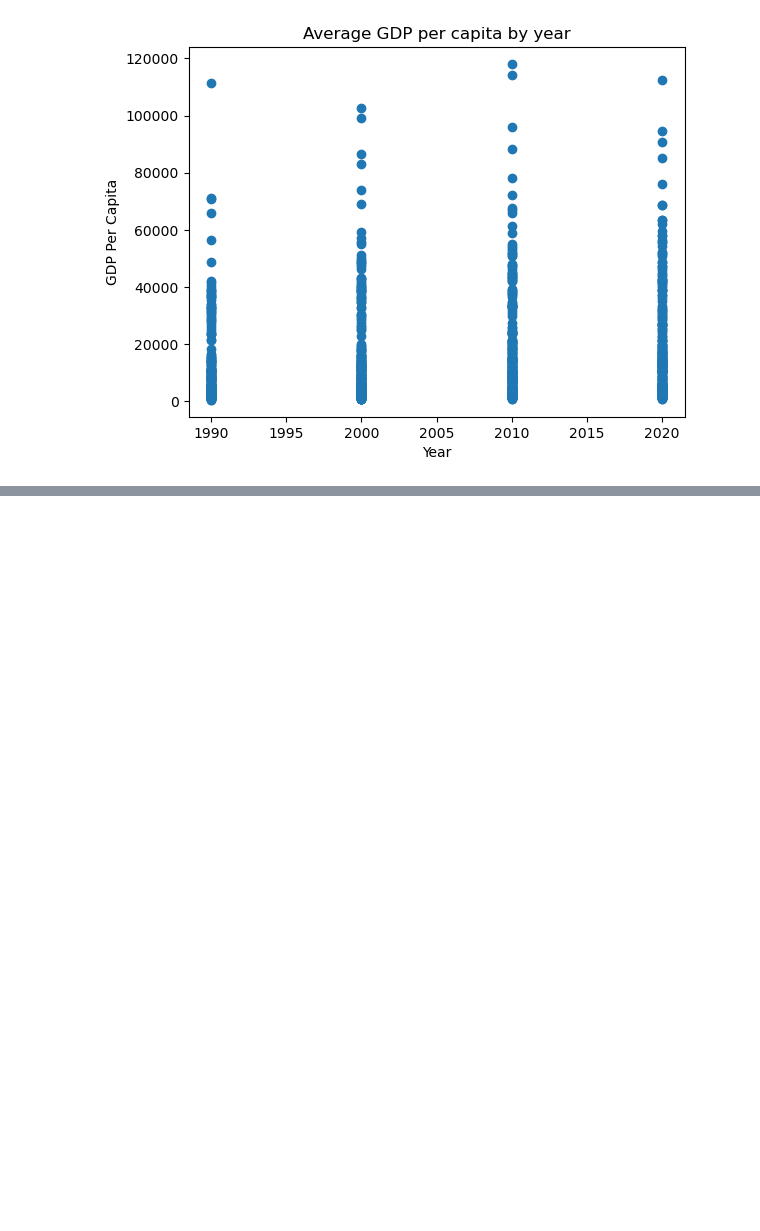
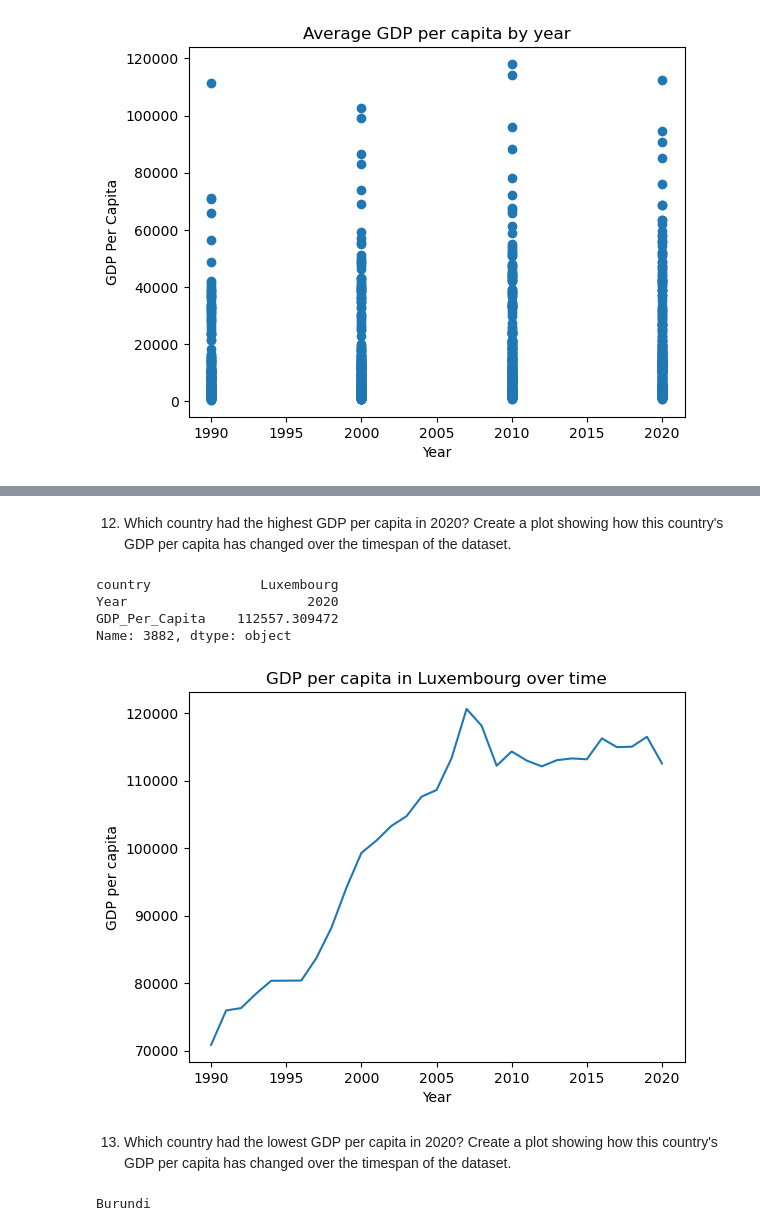
Before and after one commit to NSS-Data-Analytics-Cohort-8/gdp-and-internet-usage-nasram98, a Jupyter notebook: notebook/un_project.ipynb, the cells around one changed output, grey strips where cells are left out. Saved outputs shown, nothing was run; the diff lists cells and outputs as text; code cells hidden in the pictures; blank space fills up the shorter version.

```diff
--- a/notebook/un_project.ipynb
+++ b/notebook/un_project.ipynb
@@ -263,0 +287,10 @@ plt.show()
+# %% [markdown]
+12. Which country had the highest GDP per capita in 2020? Create a plot showing how this country's GDP per capita has changed over the timespan of the dataset.
+# %%
+highest_gdp=gdp_2020.loc[gdp_2020['GDP_Per_Capita'].idxmax()]
+highest_gdp
+# %% [output]
+country              Luxembourg
+Year                       2020
+GDP_Per_Capita    112557.309472
+Name: 3882, dtype: object
@@ -263,0 +300,17 @@ plt.show()
+# %%
+luxembourg_gdp = gdp_df[gdp_df['country'] == 'Luxembourg']
+# %%
+plt.plot(luxembourg_gdp['Year'], luxembourg_gdp['GDP_Per_Capita'])
+plt.xlabel('Year')
+plt.ylabel('GDP per capita')
+plt.title('GDP per capita in Luxembourg over time')
+plt.show()
+# %% [output]
+[figure, added]
+# %% [markdown]
+13. Which country had the lowest GDP per capita in 2020? Create a plot showing how this country's GDP per capita has changed over the timespan of the dataset.
+# %%
+lowest_gdp = gdp_2020.loc[gdp_2020['GDP_Per_Capita'].idxmin()]
+print(lowest_gdp['country'])
+# %% [output]
+Burundi
```
Also changed, not shown: parts of 13 cells of this notebook.
